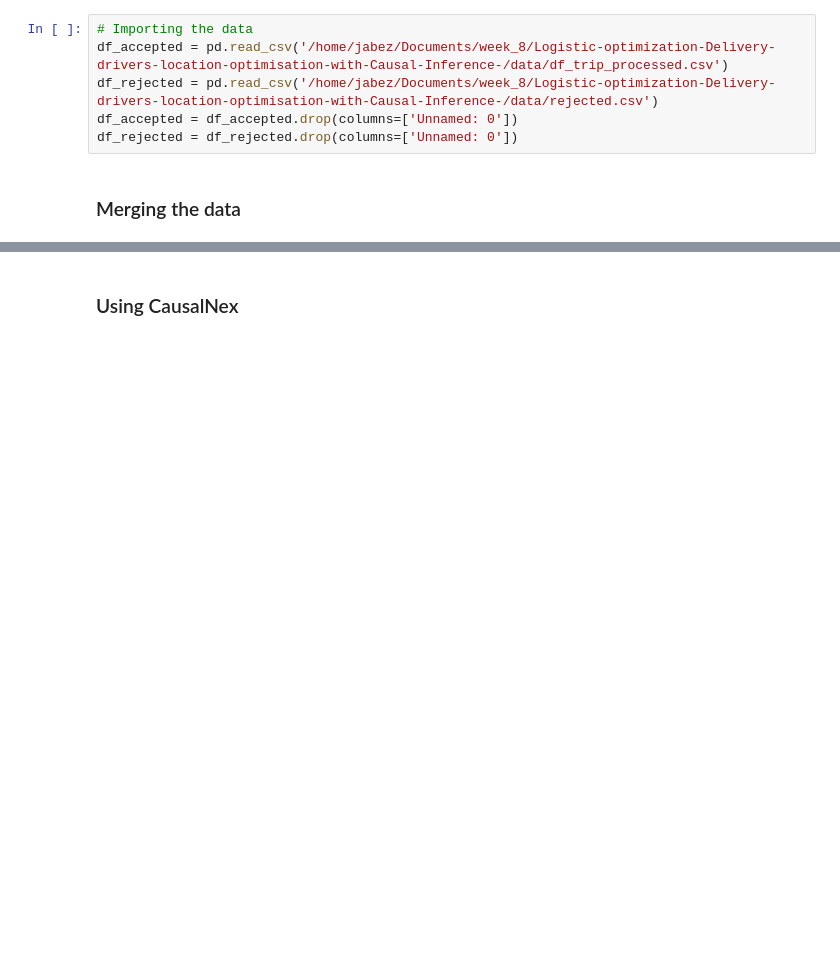
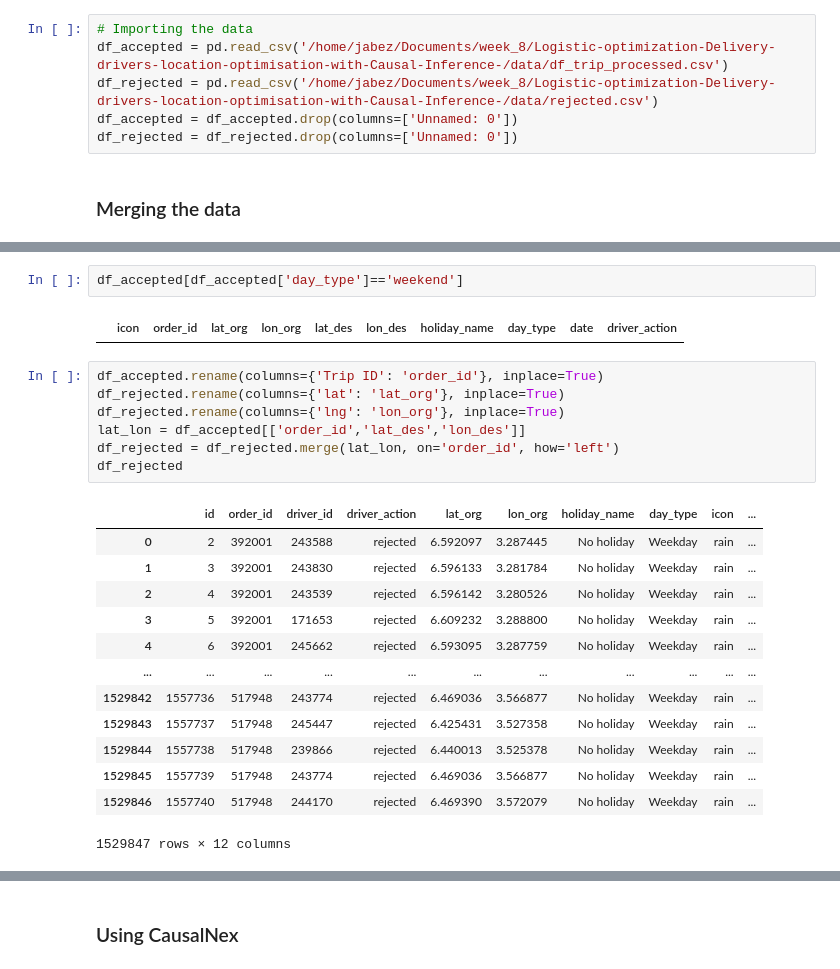
Before and after one commit to JabezETH/Logistic-optimization-Delivery-drivers-location-optimisation-with-Causal-Inference-, a Jupyter notebook: notebooks/casual_model.ipynb, the cells around one changed output, grey strips where cells are left out. Drawn from its saved outputs; the diff is of its cells as text; blank space fills up the shorter version.

```diff
--- a/notebooks/casual_model.ipynb
+++ b/notebooks/casual_model.ipynb
@@ -33,0 +45,25 @@ lon_mean = df_concatenated['lng'].mean()
+# %%
+df_accepted[df_accepted['day_type']=='weekend']
+# %% [output]
+|  | icon | order_id | lat_org | lon_org | lat_des | lon_des | holiday_name | day_type | date | driver_action |
+# %%
+df_accepted.rename(columns={'Trip ID': 'order_id'}, inplace=True)
+df_rejected.rename(columns={'lat': 'lat_org'}, inplace=True)
+df_rejected.rename(columns={'lng': 'lon_org'}, inplace=True)
+lat_lon = df_accepted[['order_id','lat_des','lon_des']]
+df_rejected = df_rejected.merge(lat_lon, on='order_id', how='left')
+df_rejected
+# %% [output]
+|  | id | order_id | driver_id | driver_action | lat_org | lon_org | holiday_name | day_type | icon | ... |
+| 0 | 2 | 392001 | 243588 | rejected | 6.592097 | 3.287445 | No holiday | Weekday | rain | ... |
+| 1 | 3 | 392001 | 243830 | rejected | 6.596133 | 3.281784 | No holiday | Weekday | rain | ... |
+| 2 | 4 | 392001 | 243539 | rejected | 6.596142 | 3.280526 | No holiday | Weekday | rain | ... |
+| 3 | 5 | 392001 | 171653 | rejected | 6.609232 | 3.288800 | No holiday | Weekday | rain | ... |
+| 4 | 6 | 392001 | 245662 | rejected | 6.593095 | 3.287759 | No holiday | Weekday | rain | ... |
+| ... | ... | ... | ... | ... | ... | ... | ... | ... | ... | ... |
+| 1529842 | 1557736 | 517948 | 243774 | rejected | 6.469036 | 3.566877 | No holiday | Weekday | rain | ... |
+| 1529843 | 1557737 | 517948 | 245447 | rejected | 6.425431 | 3.527358 | No holiday | Weekday | rain | ... |
+| 1529844 | 1557738 | 517948 | 239866 | rejected | 6.440013 | 3.525378 | No holiday | Weekday | rain | ... |
+| 1529845 | 1557739 | 517948 | 243774 | rejected | 6.469036 | 3.566877 | No holiday | Weekday | rain | ... |
+| 1529846 | 1557740 | 517948 | 244170 | rejected | 6.469390 | 3.572079 | No holiday | Weekday | rain | ... |
+1529847 rows × 12 columns
```
Also changed, not shown: parts of 94 cells of this notebook.
